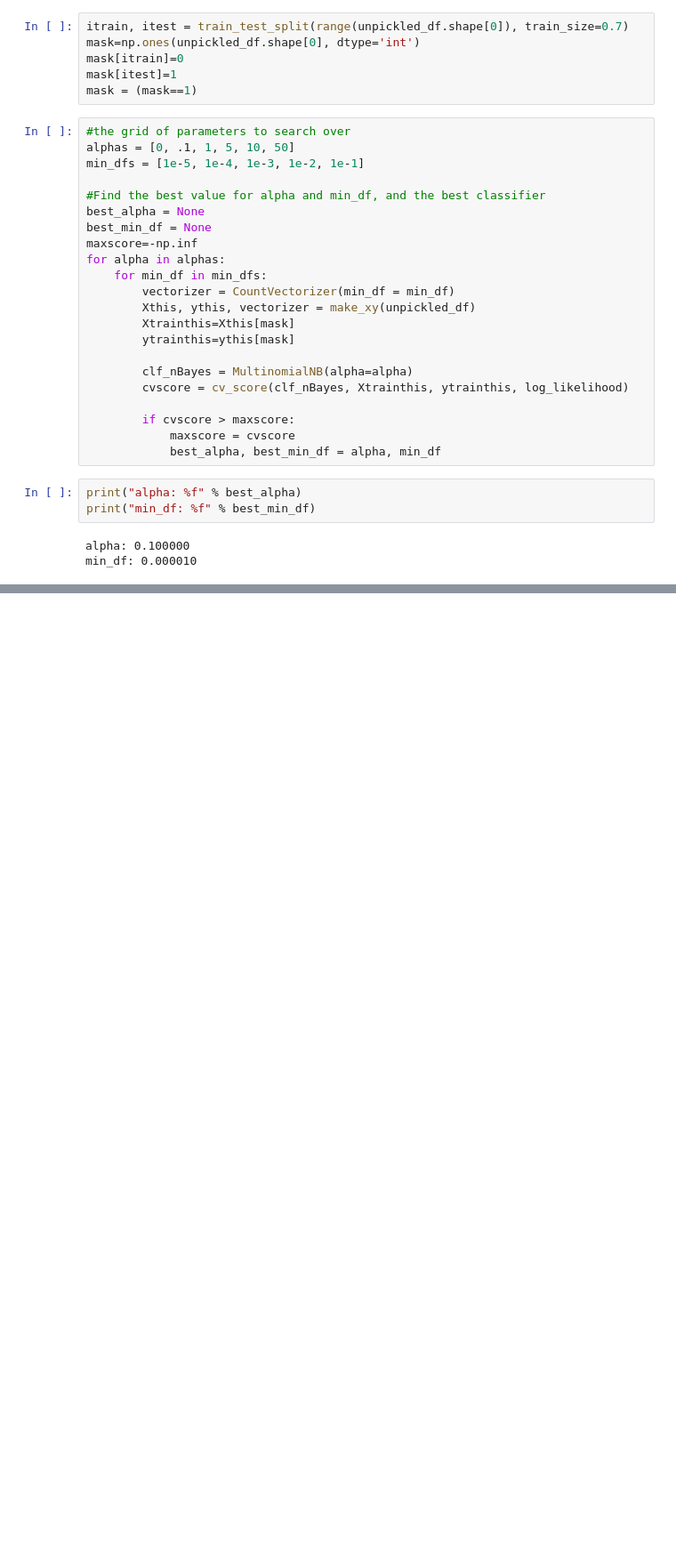
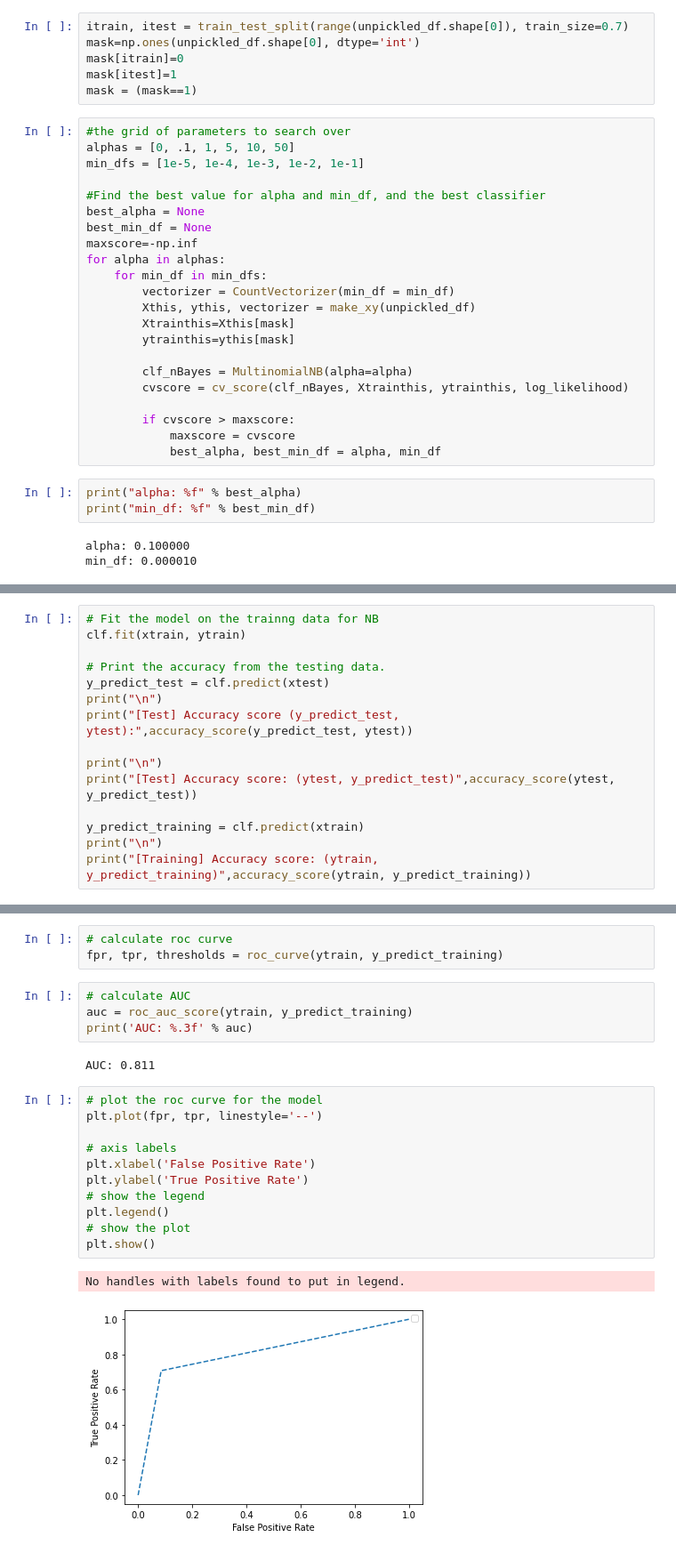
Before and after one commit to Esavoye/Data_Science_Career_Track, a Jupyter notebook: Capstone_1/Code/Capstone_1_Baseline.ipynb, the cells around one changed output, grey strips where cells are left out. Shown: that part at 89% size. Cells and saved outputs as stored; diff of their text form; blank space fills up the shorter version.

```diff
--- a/Capstone_1/Code/Capstone_1_Baseline.ipynb
+++ b/Capstone_1/Code/Capstone_1_Baseline.ipynb
@@ -307,0 +310,15 @@ Accuracy on test data:     0.888059
+# %%
+# Fit the model on the trainng data for NB
+clf.fit(xtrain, ytrain)
+
+# Print the accuracy from the testing data.
+y_predict_test = clf.predict(xtest)
+print("\n")
+print("[Test] Accuracy score (y_predict_test, ytest):",accuracy_score(y_predict_test, ytest))
+
+print("\n")
+print("[Test] Accuracy score: (ytest, y_predict_test)",accuracy_score(ytest, y_predict_test))
+
+y_predict_training = clf.predict(xtrain)
+print("\n")
+print("[Training] Accuracy score: (ytrain, y_predict_training)",accuracy_score(ytrain, y_predict_training))
@@ -307,0 +367,23 @@ Accuracy on test data:     0.888059
+# %%
+# calculate roc curve
+fpr, tpr, thresholds = roc_curve(ytrain, y_predict_training)
+# %%
+# calculate AUC
+auc = roc_auc_score(ytrain, y_predict_training)
+print('AUC: %.3f' % auc)
+# %% [output]
+AUC: 0.811
+# %%
+# plot the roc curve for the model
+plt.plot(fpr, tpr, linestyle='--')
+
+# axis labels
+plt.xlabel('False Positive Rate')
+plt.ylabel('True Positive Rate')
+# show the legend
+plt.legend()
+# show the plot
+plt.show()
+# %% [output]
+No handles with labels found to put in legend.
+[figure, added]
```
Also changed, not shown: parts of 18 cells of this notebook.
